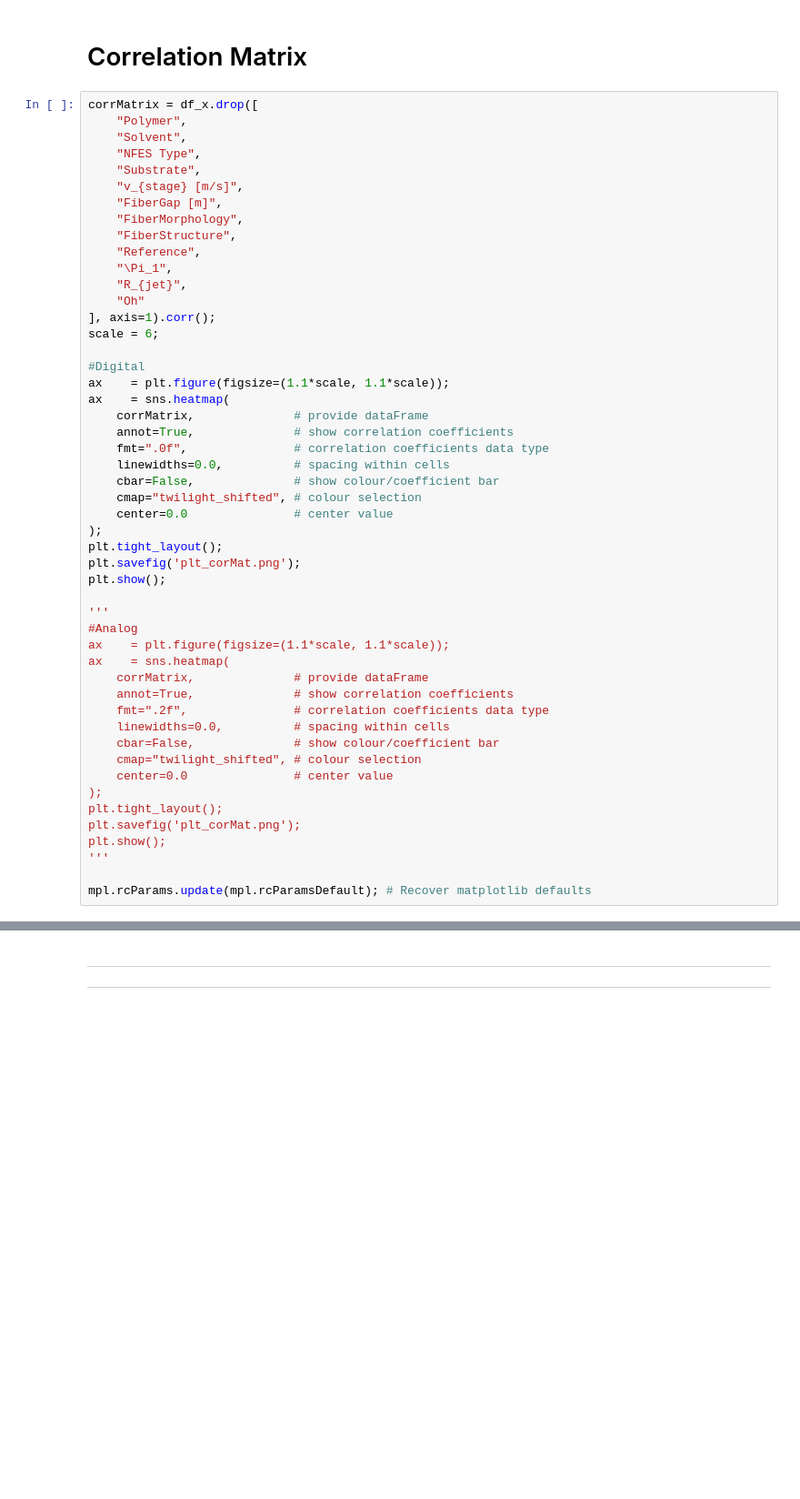
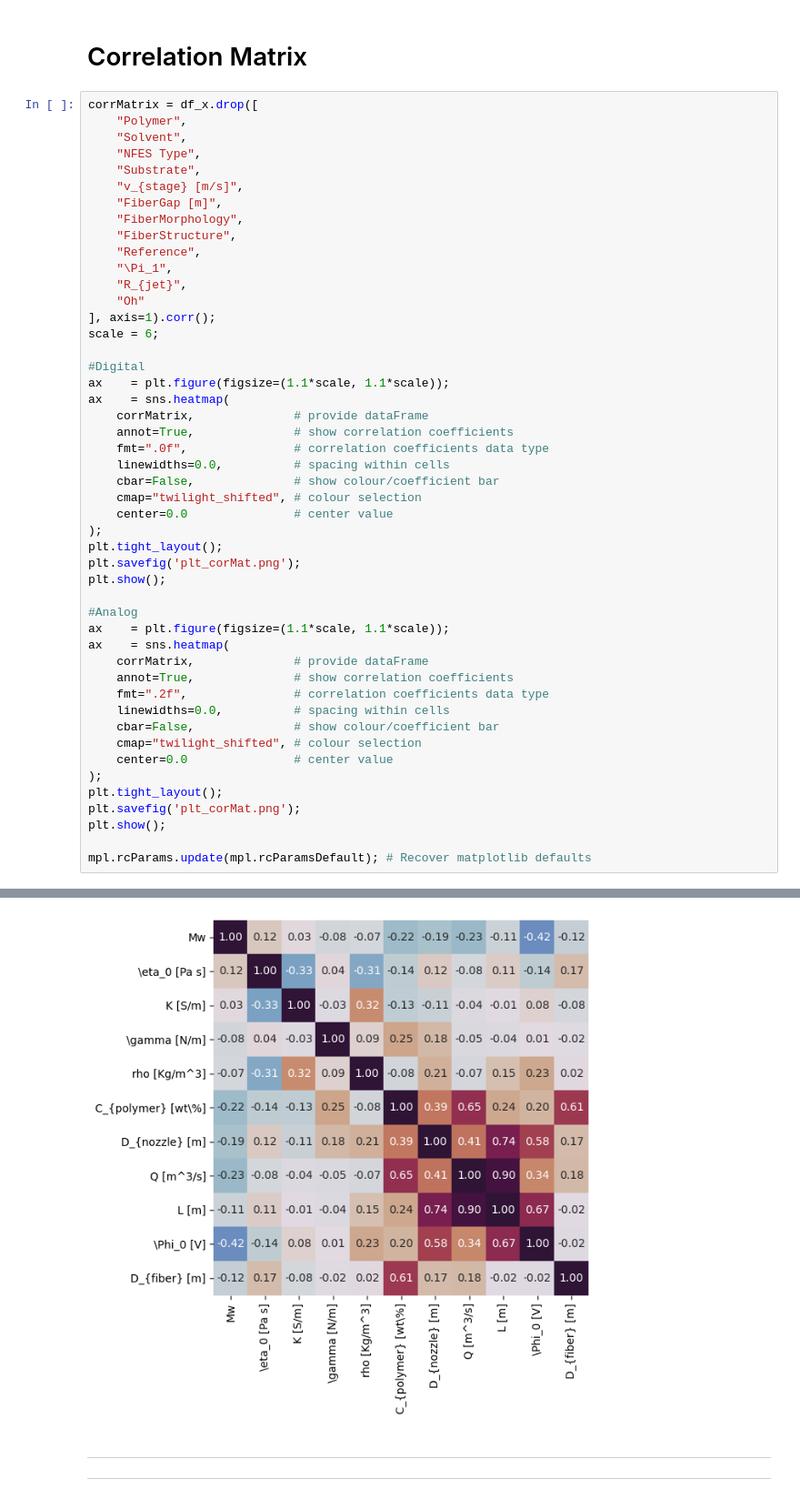
Before and after one commit to KiraSensei13/MNT_ITESM_Thesis, a Jupyter notebook: 04_Papers/NFES_Review/_jupyterPlots/NFES_ReviewPaper.ipynb, the cells around one changed output, grey strips where cells are left out. Shown at 91% size. Drawn from its saved outputs; the diff is of its cells as text; blank space fills up the shorter version.

```diff
--- a/04_Papers/NFES_Review/_jupyterPlots/NFES_ReviewPaper.ipynb
+++ b/04_Papers/NFES_Review/_jupyterPlots/NFES_ReviewPaper.ipynb
@@ -571,35 +571,34 @@ ax    = sns.heatmap(
     corrMatrix,              # provide dataFrame
     annot=True,              # show correlation coefficients
     fmt=".0f",               # correlation coefficients data type
     linewidths=0.0,          # spacing within cells
     cbar=False,              # show colour/coefficient bar
     cmap="twilight_shifted", # colour selection
     center=0.0               # center value
 );
 plt.tight_layout();
 plt.savefig('plt_corMat.png');
 plt.show();
 
-'''
 #Analog
 ax    = plt.figure(figsize=(1.1*scale, 1.1*scale));
 ax    = sns.heatmap(
     corrMatrix,              # provide dataFrame
     annot=True,              # show correlation coefficients
     fmt=".2f",               # correlation coefficients data type
     linewidths=0.0,          # spacing within cells
     cbar=False,              # show colour/coefficient bar
     cmap="twilight_shifted", # colour selection
     center=0.0               # center value
 );
 plt.tight_layout();
 plt.savefig('plt_corMat.png');
 plt.show();
-'''
 
 mpl.rcParams.update(mpl.rcParamsDefault); # Recover matplotlib defaults
 # %% [output]
 [figure]
+[figure, added]
 # %% [markdown]
 ---
 ---
```
Also changed, not shown: 40 other files.
